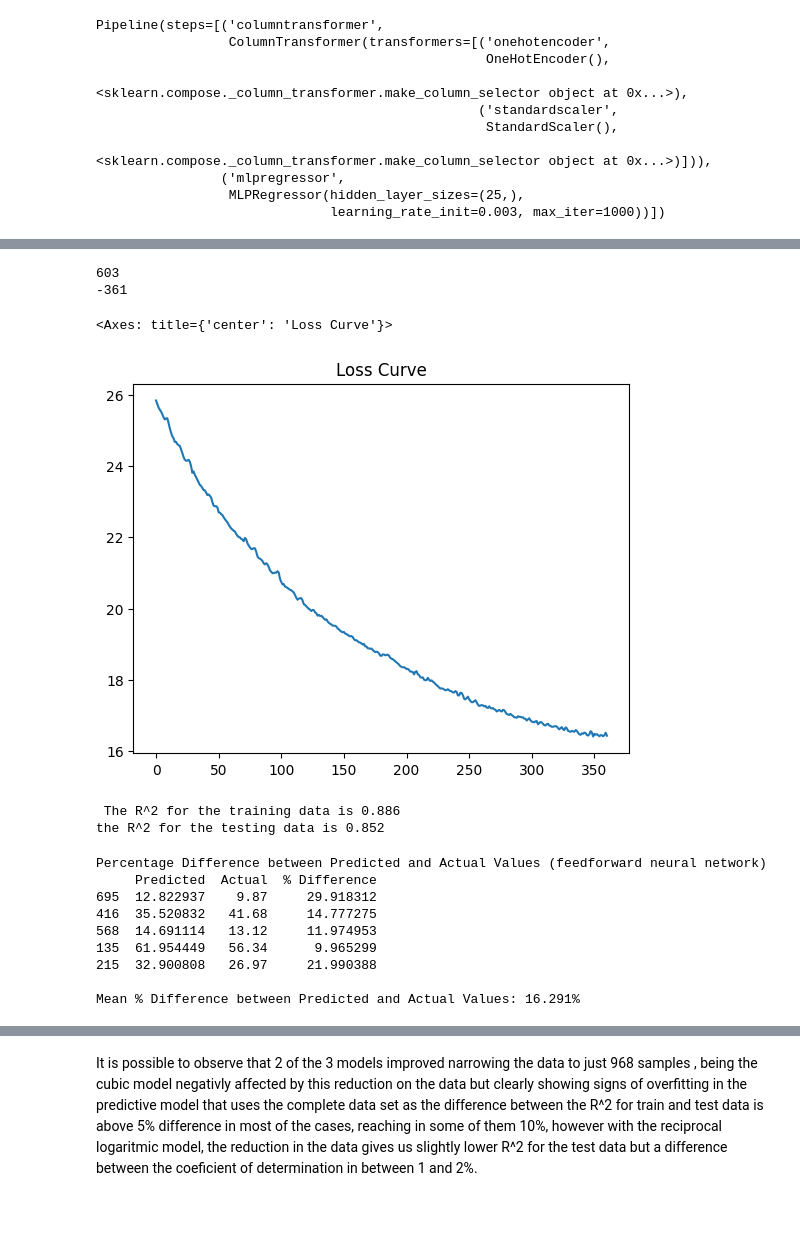
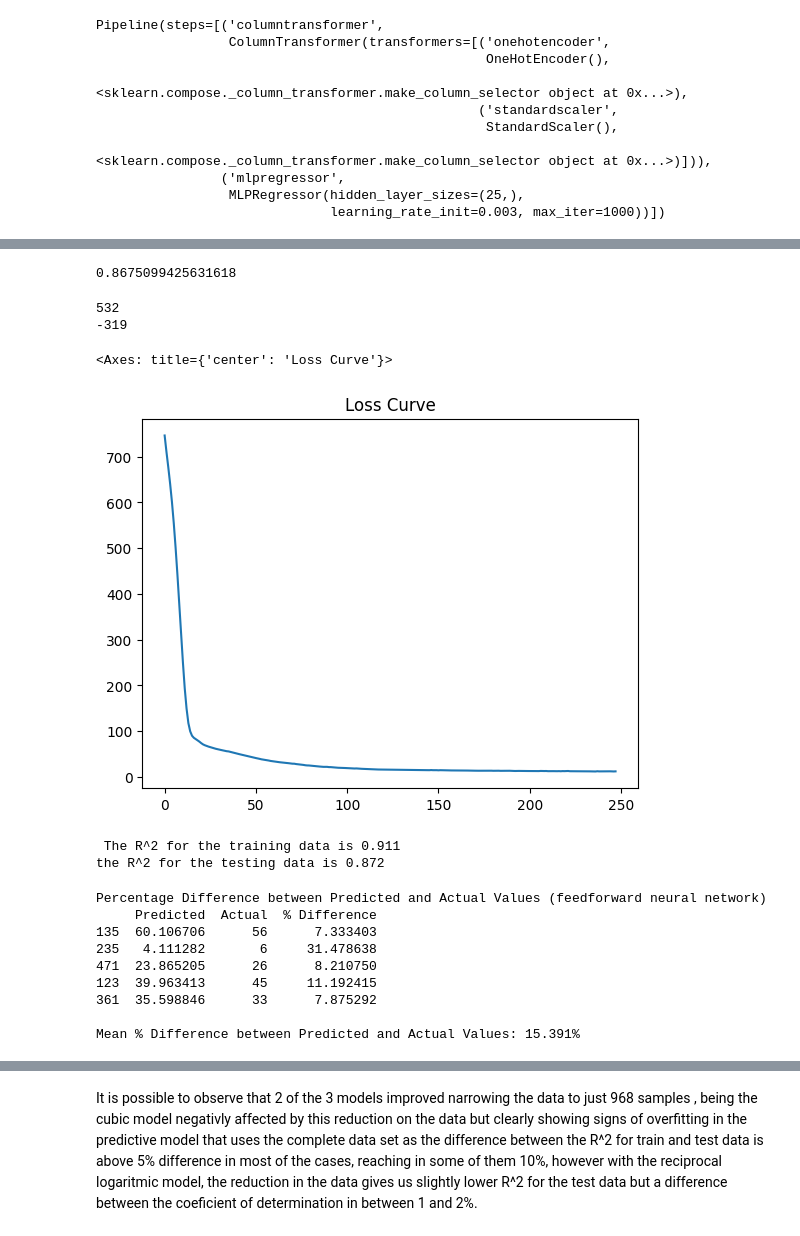
Before and after one commit to crisbpadilla/CapstoneProject-1-M2M, a Jupyter notebook: CapstoneProject_2_FinalRegression.ipynb, the cells around one changed output, grey strips where cells are left out. Saved outputs shown, nothing was run; the diff lists cells and outputs as text; code cells hidden in the pictures.

```diff
--- a/CapstoneProject_2_FinalRegression.ipynb
+++ b/CapstoneProject_2_FinalRegression.ipynb
@@ -578,7 +603,7 @@ Pipeline(steps=[('columntransformer',
                  MLPRegressor(hidden_layer_sizes=(25,),
                               learning_rate_init=0.003, max_iter=1000))])
 # %%
-C_strength_model.fit(X_train, y_train)
+# C_strength_model.fit(X_train, y_train)
 # C_strength_model[:-1].transform(Xnn).shape[1]
 # %% [output]
 Pipeline(steps=[('columntransformer',
@@ -593,0 +630,11 @@ Pipeline(steps=[('columntransformer',
+# %%
+parameters_nn={
+    'mlpregressor__hidden_layer_sizes':[(15,),(20,),(25,),(30,)],#[(x, y) for x in range(10, 40) for y in range(0, 10)],(a,) for a in range(15,40)]
+    'mlpregressor__max_iter':[1000,1500],
+    'mlpregressor__learning_rate_init':[0.003,0.01]
+    }
+# %%
+from sklearn.model_selection import GridSearchCV
+
+grid_search= GridSearchCV(C_strength_model,param_grid=parameters_nn,scoring='r2',n_jobs=-1)
+grid_search.fit(X_train,y_train)
@@ -594,25 +659,30 @@ Pipeline(steps=[('columntransformer',
+# %%
+Best_pipeline=grid_search.best_estimator_
+grid_search.best_score_
+# %% [output]
+0.8675099425631618
 # %%
 num_iterations = C_strength_model.named_steps.mlpregressor.n_iter_
 print(num_iterations)#The length of the number of iterations is
 display_iter=int(-(num_iterations*0.60))
 print(display_iter)
 # equal to the length of the error given by the loss curve
 #loss curve
-loss_curve=C_strength_model.named_steps.mlpregressor.loss_curve_
+loss_curve=Best_pipeline.named_steps.mlpregressor.loss_curve_
 pd.Series(loss_curve[display_iter:]).plot.line(title='Loss Curve')
 # %% [output]
-603
--361
+532
+-319
 <Axes: title={'center': 'Loss Curve'}>
-[figure, old version]
+[figure, new version]
 # %%
-print(f" The R^2 for the training data is {round(C_strength_model.score(X_train, y_train),3)}")
-print(f"the R^2 for the testing data is {round(C_strength_model.score(X_test, y_test),3)}")
+print(f" The R^2 for the training data is {round(Best_pipeline.score(X_train, y_train),3)}")
+print(f"the R^2 for the testing data is {round(Best_pipeline.score(X_test, y_test),3)}")
 # %% [output]
- The R^2 for the training data is 0.886
-the R^2 for the testing data is 0.852
+ The R^2 for the training data is 0.911
+the R^2 for the testing data is 0.872
 # %%
-prediction_nn=C_strength_model.predict(X_test)
+prediction_nn=Best_pipeline.predict(X_test)
 dfnn = pd.DataFrame({"Predicted": prediction_nn, "Actual": y_test})
 dfnn['% Difference'] = (abs(dfnn['Predicted']-dfnn['Actual'])/dfnn['Actual'])*100
 print("Percentage Difference between Predicted and Actual Values (feedforward neural network)")
@@ -621,13 +691,13 @@ print("\nMean % Difference between Predicted and Actual Values: " + str(round(df
 # %% [output]
 Percentage Difference between Predicted and Actual Values (feedforward neural network)
      Predicted  Actual  % Difference
-695  12.822937    9.87     29.918312
-416  35.520832   41.68     14.777275
-568  14.691114   13.12     11.974953
-135  61.954449   56.34      9.965299
-215  32.900808   26.97     21.990388
+135  60.106706      56      7.333403
+235   4.111282       6     31.478638
+471  23.865205      26      8.210750
+123  39.963413      45     11.192415
+361  35.598846      33      7.875292
 
-Mean % Difference between Predicted and Actual Values: 16.291%
+Mean % Difference between Predicted and Actual Values: 15.391%
 # %%
 results=[]
 results2=[]
```
Also changed, not shown: parts of 16 cells of this notebook.
